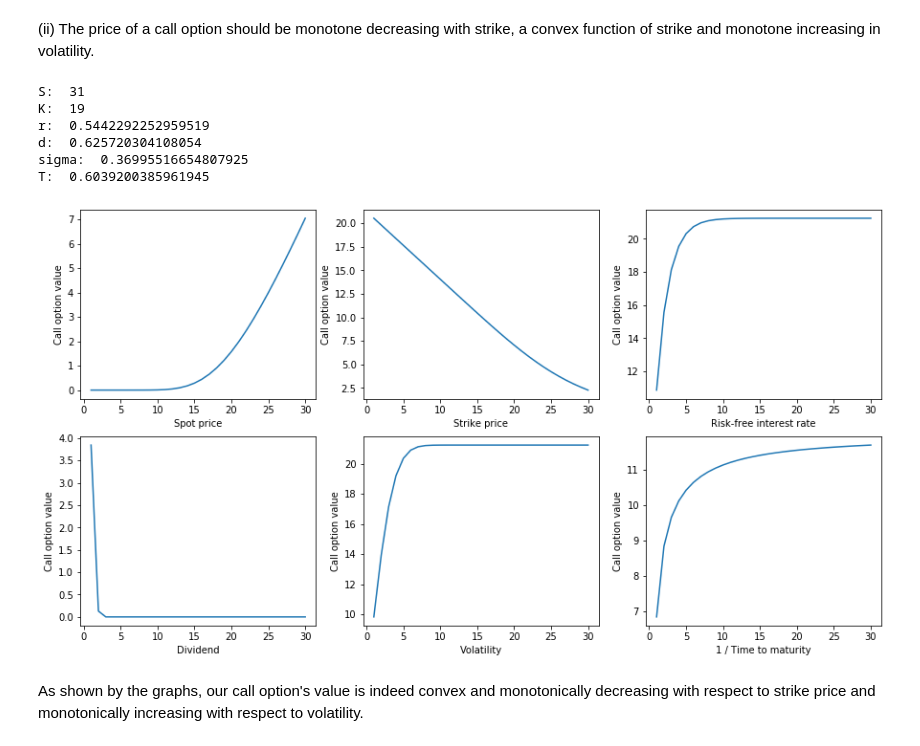
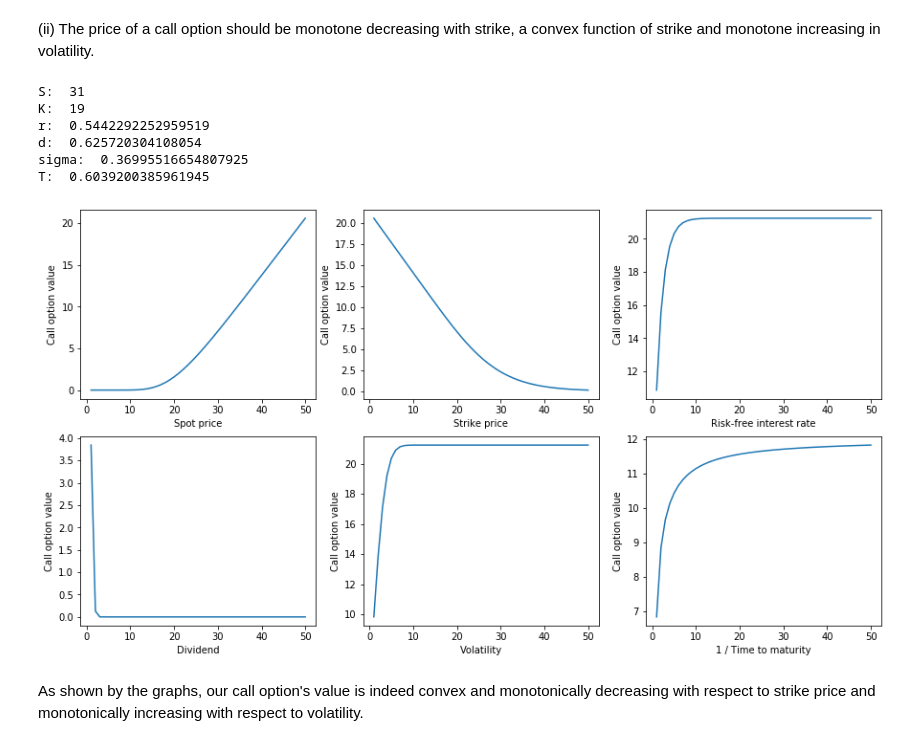
Before and after one commit to hongwai1920/Implement-Option-Pricing-Model-using-Python, a Jupyter notebook: 1. Pricing of vanilla options in the Black-Scholes world and Monte Carlo Simulation.ipynb, the cells around one changed output. Drawn from its saved outputs; the diff is of its cells as text; code cells hidden in the pictures.

```diff
--- a/1. Pricing of vanilla options in the Black-Scholes world and Monte Carlo Simulation.ipynb
+++ b/1. Pricing of vanilla options in the Black-Scholes world and Monte Carlo Simulation.ipynb
@@ -377,7 +400,7 @@ Accuracy: 0.704
 _, ax = plt.subplots(2,3, figsize = (15,8))
 
 x_start = 1
-x_end = 30
+x_end = 50
 x_steps = x_end - x_start + 1
 
 seed(3)
@@ -393,34 +416,34 @@ print('S: ', S)
 print('K: ', K)
 print('r: ', r)
 print('d: ', d)
 print('sigma: ', sigma)
 print('T: ', T)
 
 
 x = np.linspace(x_start, x_end, x_steps)
 
 f_spot = lambda x: Option(x, K, r, d, sigma, T).european_call()
 f_strike = lambda x: Option(S, x, r, d, sigma, T).european_call()
 f_interest = lambda x: Option(S, K, x, d, sigma, T).european_call()
 f_dividend = lambda x: Option(S, K, r, x, sigma, T).european_call()
 f_vol = lambda x: Option(S, K, r, d, x, T).european_call()
 f_time = lambda x: Option(S, K, r, d, d, 1 / x).european_call()
 
 y = [f_spot, f_strike, f_interest, f_dividend, f_vol, f_time]
 variables = ['Spot price', 'Strike price', 'Risk-free interest rate', 'Dividend', 'Volatility', '1 / Time to maturity']
 
 for i in range(6):
     ax[i//3, i%3].plot(x, y[i](x))
     ax[i//3, i%3].set_xlabel(variables[i])
     ax[i//3, i%3].set_ylabel('Call option value')
 # %% [output]
 S:  31
 K:  19
 r:  0.5442292252959519
 d:  0.625720304108054
 sigma:  0.36995516654807925
 T:  0.6039200385961945
-[figure, old version]
+[figure, new version]
 # %% [markdown]
 As shown by the graphs, our call option's value is indeed convex and monotonically decreasing with respect to strike price and monotonically increasing with respect to volatility.
 # %% [markdown]
```
Also changed, not shown: parts of 11 cells of this notebook.
